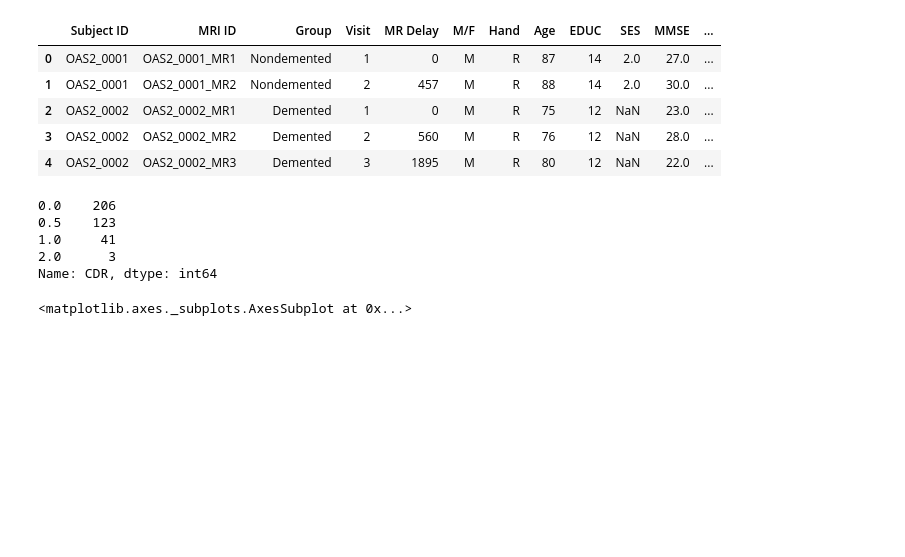
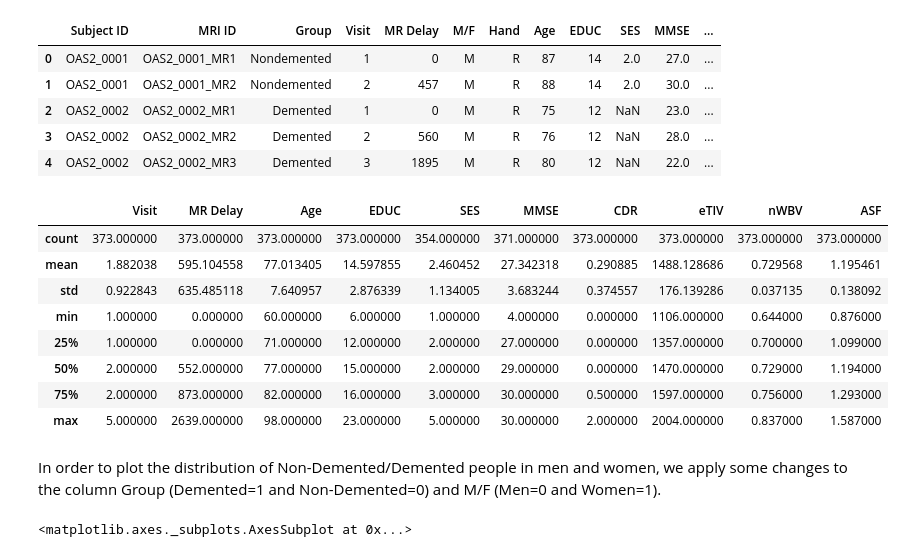
Before and after one commit to rrolra/Early-Alzheimer-Detection, a Jupyter notebook: PFM_Ricardo_Roldan.ipynb, the cells around one changed output. Saved outputs shown, nothing was run; the diff lists cells and outputs as text; code cells hidden in the pictures; blank space fills up the shorter version.

```diff
--- a/PFM_Ricardo_Roldan.ipynb
+++ b/PFM_Ricardo_Roldan.ipynb
@@ -67,18 +71,23 @@ df.head()
 | 2 | OAS2_0002 | OAS2_0002_MR1 | Demented | 1 | 0 | M | R | 75 | 12 | NaN | 23.0 | ... |
 | 3 | OAS2_0002 | OAS2_0002_MR2 | Demented | 2 | 560 | M | R | 76 | 12 | NaN | 28.0 | ... |
 | 4 | OAS2_0002 | OAS2_0002_MR3 | Demented | 3 | 1895 | M | R | 80 | 12 | NaN | 22.0 | ... |
-# %%
-#Count number of cases for each CDR value
-df['CDR'].value_counts()
-# %% [output]
-0.0    206
-0.5    123
-1.0     41
-2.0      3
-Name: CDR, dtype: int64
+# %%
+df.describe()
+# %% [output]
+|  | Visit | MR Delay | Age | EDUC | SES | MMSE | CDR | eTIV | nWBV | ASF |
+| count | 373.000000 | 373.000000 | 373.000000 | 373.000000 | 354.000000 | 371.000000 | 373.000000 | 373.000000 | 373.000000 | 373.000000 |
+| mean | 1.882038 | 595.104558 | 77.013405 | 14.597855 | 2.460452 | 27.342318 | 0.290885 | 1488.128686 | 0.729568 | 1.195461 |
+| std | 0.922843 | 635.485118 | 7.640957 | 2.876339 | 1.134005 | 3.683244 | 0.374557 | 176.139286 | 0.037135 | 0.138092 |
+| min | 1.000000 | 0.000000 | 60.000000 | 6.000000 | 1.000000 | 4.000000 | 0.000000 | 1106.000000 | 0.644000 | 0.876000 |
+| 25% | 1.000000 | 0.000000 | 71.000000 | 12.000000 | 2.000000 | 27.000000 | 0.000000 | 1357.000000 | 0.700000 | 1.099000 |
+| 50% | 2.000000 | 552.000000 | 77.000000 | 15.000000 | 2.000000 | 29.000000 | 0.000000 | 1470.000000 | 0.729000 | 1.194000 |
+| 75% | 2.000000 | 873.000000 | 82.000000 | 16.000000 | 3.000000 | 30.000000 | 0.500000 | 1597.000000 | 0.756000 | 1.293000 |
+| max | 5.000000 | 2639.000000 | 98.000000 | 23.000000 | 5.000000 | 30.000000 | 2.000000 | 2004.000000 | 0.837000 | 1.587000 |
 # %%
 #Drop useless columns
 df = df.drop(['MRI ID', 'Hand', 'Visit', 'Subject ID'], axis=1)
+# %% [markdown]
+In order to plot the distribution of Non-Demented/Demented people in men and women, we apply some changes to the column Group (Demented=1 and Non-Demented=0) and M/F (Men=0 and Women=1).
 # %%
 #Replacement Coverted column to Demented
 df['Group'] = df['Group'].replace(['Converted'], ['Demented'])
```
Also changed, not shown: parts of 4 cells of this notebook.
